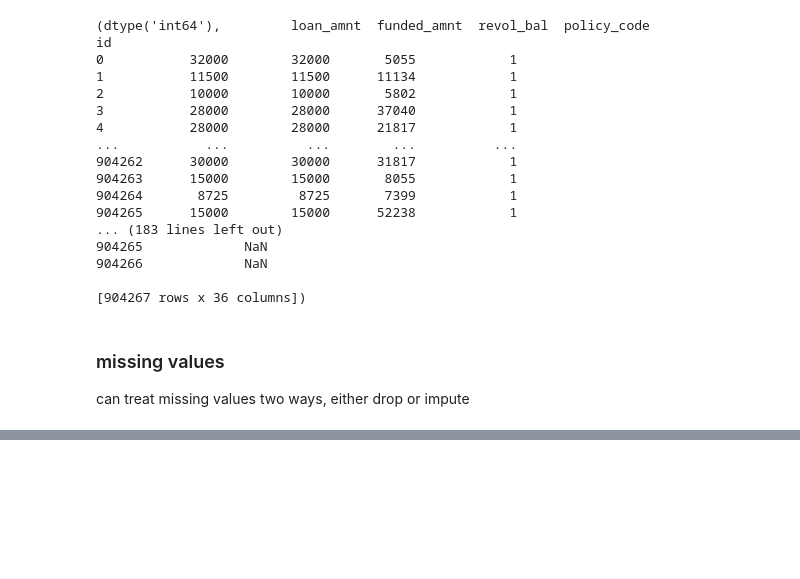
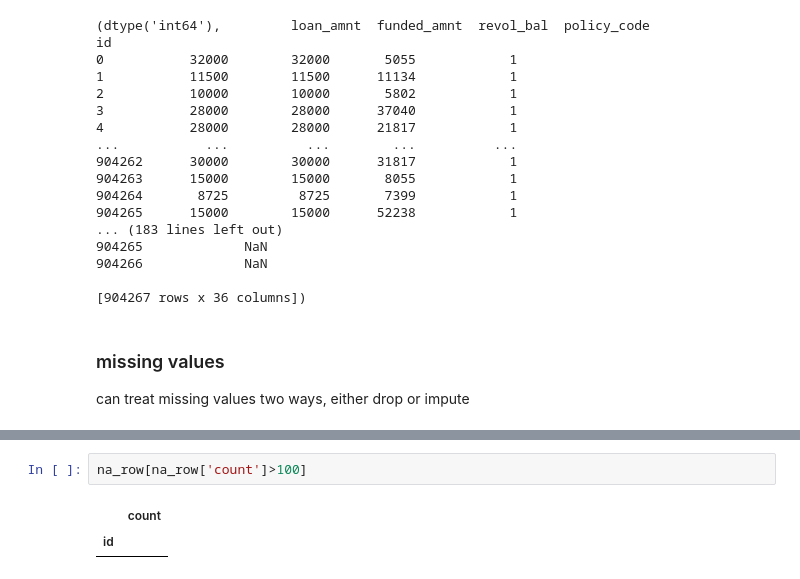
Before and after one commit to ashen007/pandas_data_analysis, a Jupyter notebook: v_2/c_3.ipynb, the cells around one changed output, grey strips where cells are left out. Drawn from its saved outputs; the diff is of its cells as text; blank space fills up the shorter version.

```diff
--- a/v_2/c_3.ipynb
+++ b/v_2/c_3.ipynb
@@ -181,0 +222,5 @@ na_row
+# %%
+na_row[na_row['count']>100]
+# %% [output]
+|  | count |
+| id |  |
```
Also changed, not shown: parts of 4 cells of this notebook.
